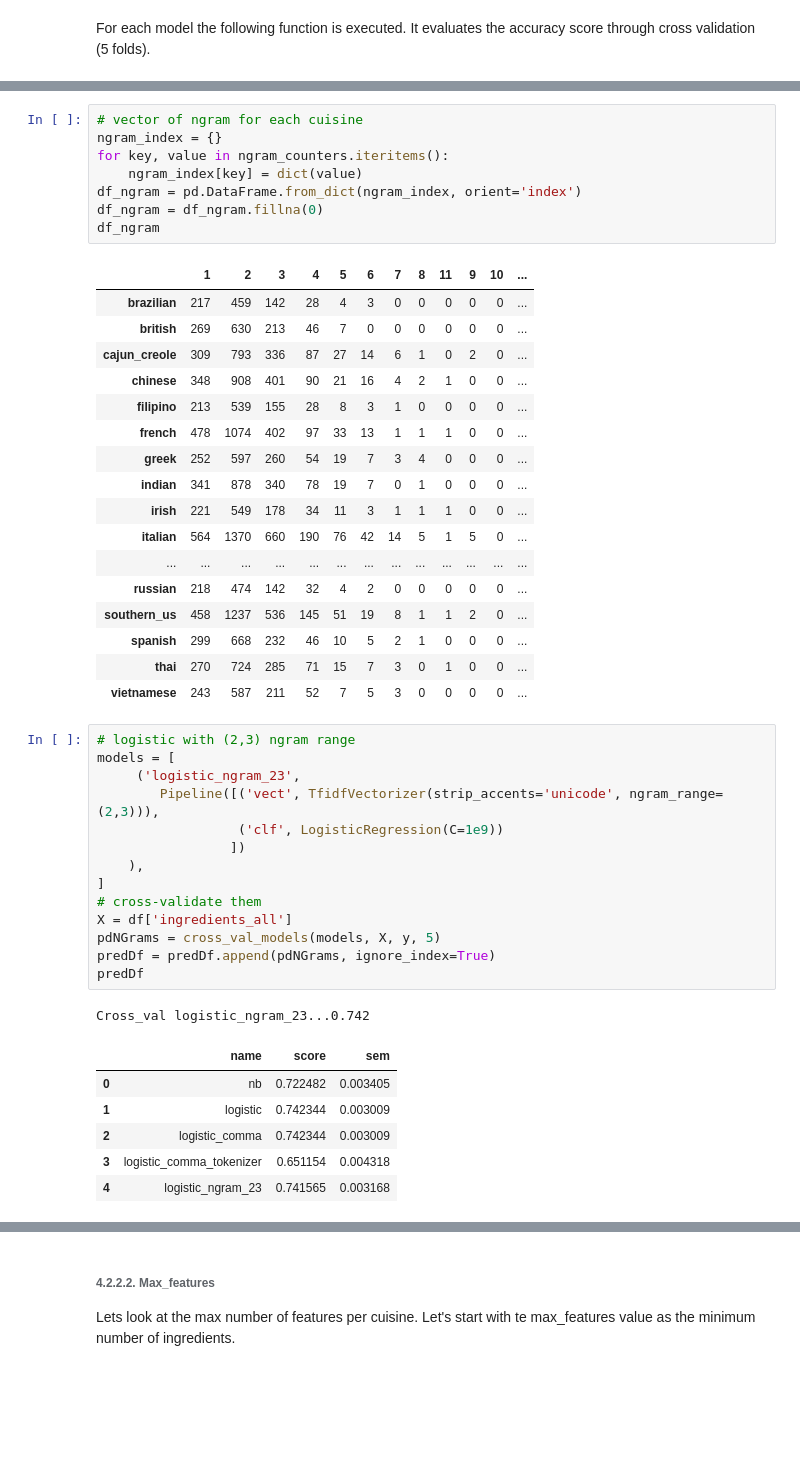
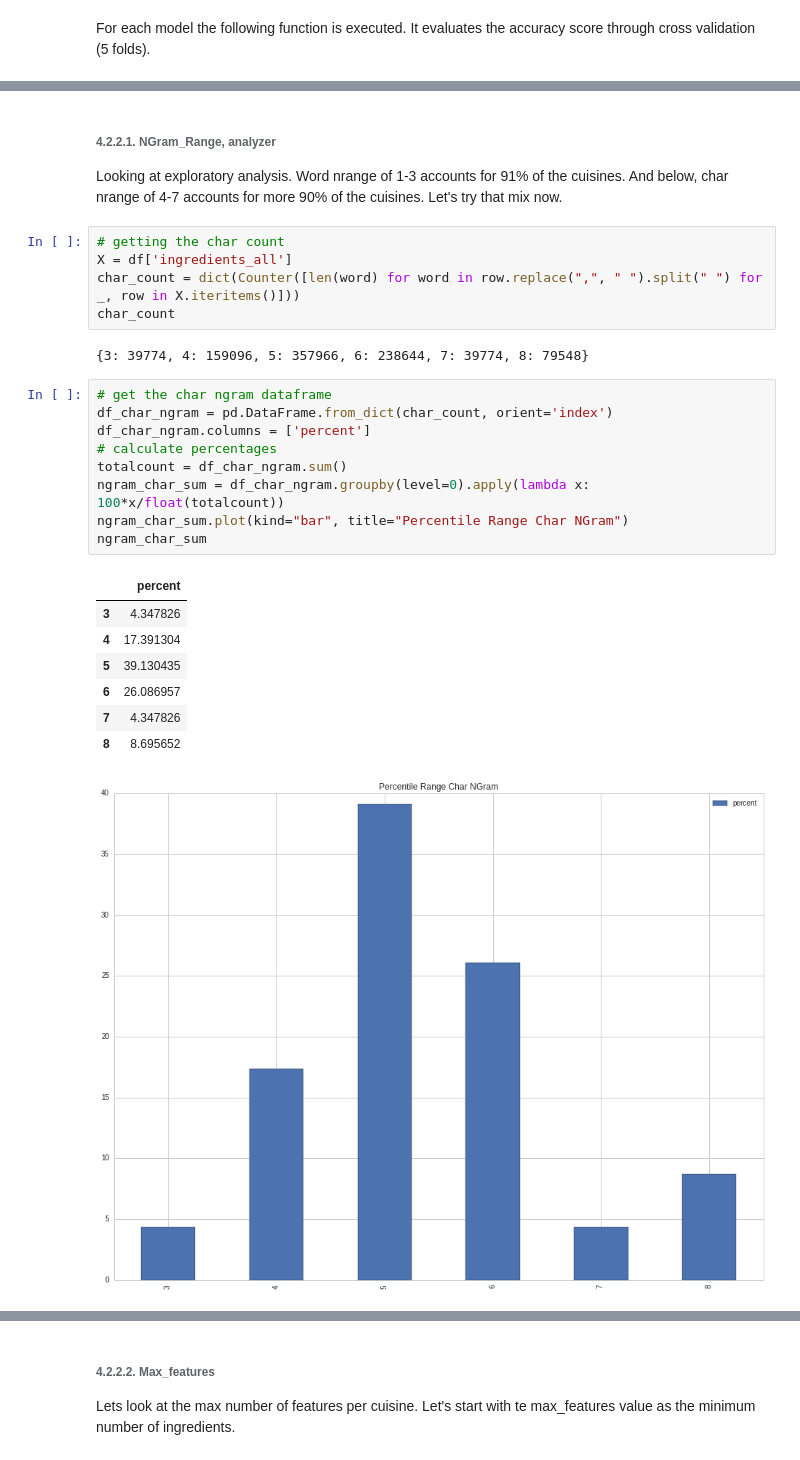
Before and after one commit to bluegrapes/DAT8Coursework, a Jupyter notebook: project2/code/README.ipynb, the cells around one changed output, grey strips where cells are left out. Drawn from its saved outputs; the diff is of its cells as text; blank space fills up the shorter version.

```diff
--- a/project2/code/README.ipynb
+++ b/project2/code/README.ipynb
@@ -484,48 +566,29 @@ Looking at the vector below, I can surmise that ngram from 2-3 may contribute to
-# %%
-# vector of ngram for each cuisine
-ngram_index = {}
-for key, value in ngram_counters.iteritems():
-    ngram_index[key] = dict(value)
-df_ngram = pd.DataFrame.from_dict(ngram_index, orient='index')
-df_ngram = df_ngram.fillna(0)
-df_ngram
-# %% [output]
-|  | 1 | 2 | 3 | 4 | 5 | 6 | 7 | 8 | 11 | 9 | 10 | ... |
-| brazilian | 217 | 459 | 142 | 28 | 4 | 3 | 0 | 0 | 0 | 0 | 0 | ... |
-| british | 269 | 630 | 213 | 46 | 7 | 0 | 0 | 0 | 0 | 0 | 0 | ... |
-| cajun_creole | 309 | 793 | 336 | 87 | 27 | 14 | 6 | 1 | 0 | 2 | 0 | ... |
-| chinese | 348 | 908 | 401 | 90 | 21 | 16 | 4 | 2 | 1 | 0 | 0 | ... |
-| filipino | 213 | 539 | 155 | 28 | 8 | 3 | 1 | 0 | 0 | 0 | 0 | ... |
-| french | 478 | 1074 | 402 | 97 | 33 | 13 | 1 | 1 | 1 | 0 | 0 | ... |
-| greek | 252 | 597 | 260 | 54 | 19 | 7 | 3 | 4 | 0 | 0 | 0 | ... |
-| indian | 341 | 878 | 340 | 78 | 19 | 7 | 0 | 1 | 0 | 0 | 0 | ... |
-| irish | 221 | 549 | 178 | 34 | 11 | 3 | 1 | 1 | 1 | 0 | 0 | ... |
-| italian | 564 | 1370 | 660 | 190 | 76 | 42 | 14 | 5 | 1 | 5 | 0 | ... |
-| ... | ... | ... | ... | ... | ... | ... | ... | ... | ... | ... | ... | ... |
-| russian | 218 | 474 | 142 | 32 | 4 | 2 | 0 | 0 | 0 | 0 | 0 | ... |
-| southern_us | 458 | 1237 | 536 | 145 | 51 | 19 | 8 | 1 | 1 | 2 | 0 | ... |
-| spanish | 299 | 668 | 232 | 46 | 10 | 5 | 2 | 1 | 0 | 0 | 0 | ... |
-| thai | 270 | 724 | 285 | 71 | 15 | 7 | 3 | 0 | 1 | 0 | 0 | ... |
-| vietnamese | 243 | 587 | 211 | 52 | 7 | 5 | 3 | 0 | 0 | 0 | 0 | ... |
-# %%
-# logistic with (2,3) ngram range
-models = [
-     ('logistic_ngram_23',
-        Pipeline([('vect', TfidfVectorizer(strip_accents='unicode', ngram_range=(2,3))),
-                  ('clf', LogisticRegression(C=1e9))
-                 ])
-    ),
-]
-# cross-validate them
-X = df['ingredients_all']
-pdNGrams = cross_val_models(models, X, y, 5)
-predDf = predDf.append(pdNGrams, ignore_index=True)
-predDf
-# %% [output]
-Cross_val logistic_ngram_23...0.742
-|  | name | score | sem |
-| 0 | nb | 0.722482 | 0.003405 |
-| 1 | logistic | 0.742344 | 0.003009 |
-| 2 | logistic_comma | 0.742344 | 0.003009 |
-| 3 | logistic_comma_tokenizer | 0.651154 | 0.004318 |
-| 4 | logistic_ngram_23 | 0.741565 | 0.003168 |
+# %% [markdown]
+###### 4.2.2.1. NGram_Range, analyzer
+
+Looking at exploratory analysis. Word nrange of 1-3 accounts for 91% of the cuisines.  And below, char nrange of 4-7 accounts for more 90% of the cuisines. Let's try that mix now.
+# %%
+# getting the char count
+X = df['ingredients_all']
+char_count = dict(Counter([len(word) for word in row.replace(",", " ").split(" ") for _, row in X.iteritems()]))
+char_count
+# %% [output]
+{3: 39774, 4: 159096, 5: 357966, 6: 238644, 7: 39774, 8: 79548}
+# %%
+# get the char ngram dataframe
+df_char_ngram = pd.DataFrame.from_dict(char_count, orient='index')
+df_char_ngram.columns = ['percent']
+# calculate percentages
+totalcount = df_char_ngram.sum()
+ngram_char_sum = df_char_ngram.groupby(level=0).apply(lambda x: 100*x/float(totalcount))
+ngram_char_sum.plot(kind="bar", title="Percentile Range Char NGram")
+ngram_char_sum
+# %% [output]
+|  | percent |
+| 3 | 4.347826 |
+| 4 | 17.391304 |
+| 5 | 39.130435 |
+| 6 | 26.086957 |
+| 7 | 4.347826 |
+| 8 | 8.695652 |
+[figure, added]
```
Also changed, not shown: parts of 77 cells of this notebook, 4 other files.
